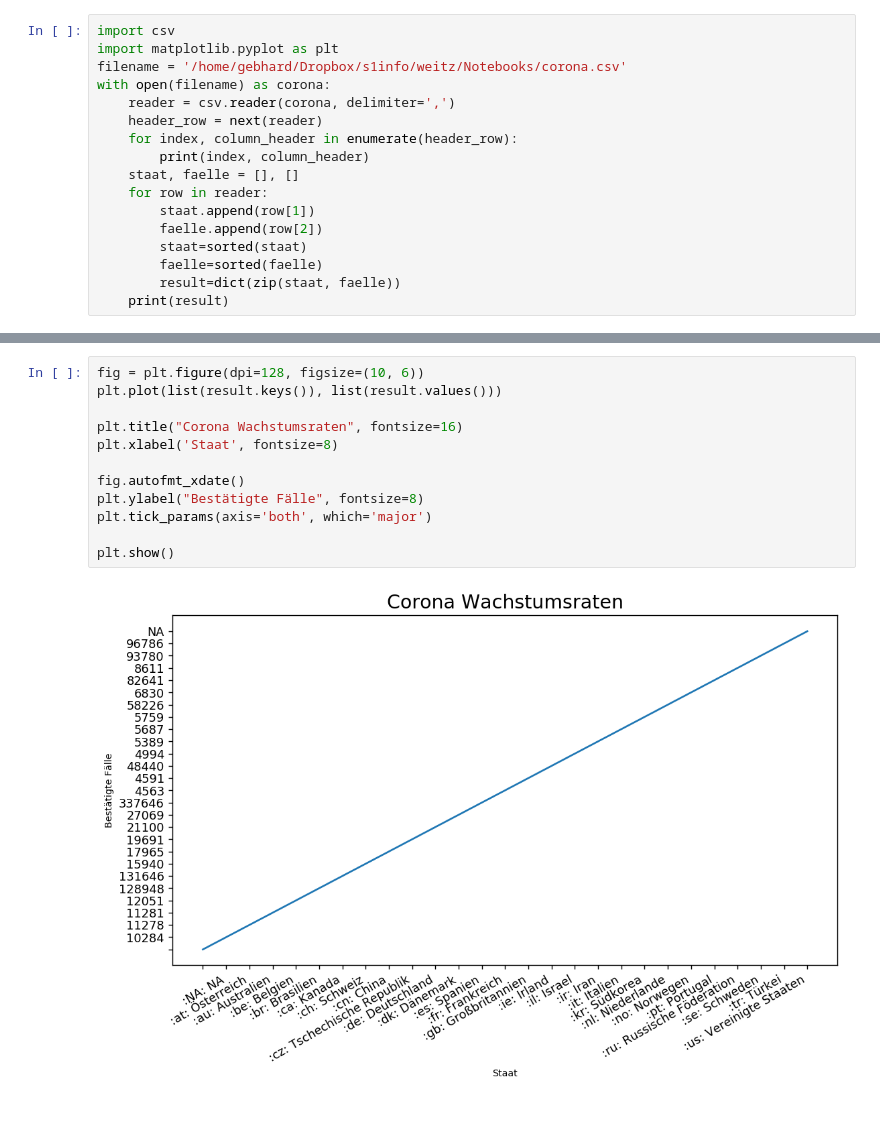
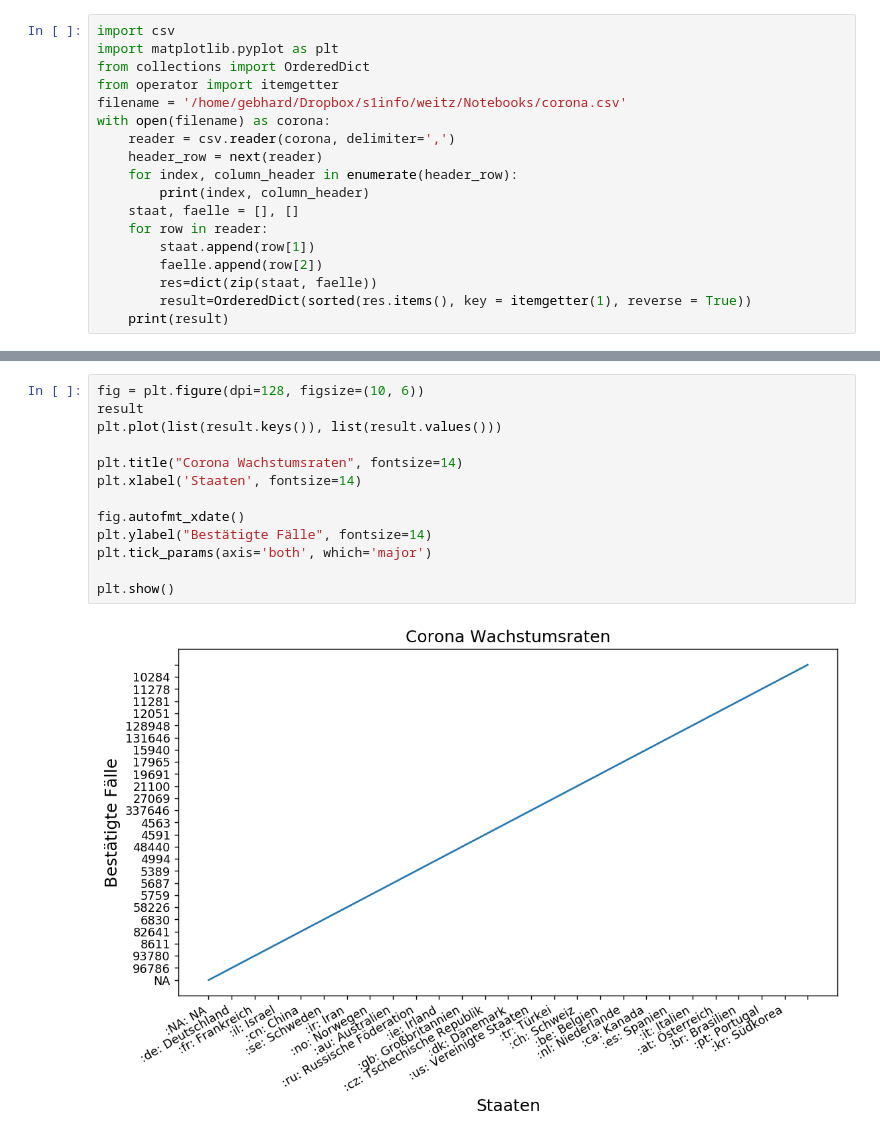
Before and after one commit to aristhera/ga_ml, a Jupyter notebook: corona_staaten.ipynb, the cells around one changed output, grey strips where cells are left out. Saved outputs shown, nothing was run; the diff lists cells and outputs as text; blank space fills up the shorter version.

```diff
--- a/corona_staaten.ipynb
+++ b/corona_staaten.ipynb
@@ -1,6 +1,8 @@
 # %%
 import csv
 import matplotlib.pyplot as plt
+from collections import OrderedDict
+from operator import itemgetter
 filename = '/home/gebhard/Dropbox/s1info/weitz/Notebooks/corona.csv'
 with open(filename) as corona:
     reader = csv.reader(corona, delimiter=',')
@@ -11,9 +13,8 @@ with open(filename) as corona:
     for row in reader:
         staat.append(row[1])
         faelle.append(row[2])
-        staat=sorted(staat)
-        faelle=sorted(faelle)
-        result=dict(zip(staat, faelle))
+        res=dict(zip(staat, faelle))
+        result=OrderedDict(sorted(res.items(), key = itemgetter(1), reverse = True))
     print(result)
 # %% [output]
 0 Land
@@ -28,14 +29,15 @@ with open(filename) as corona:
 # %%
 fig = plt.figure(dpi=128, figsize=(10, 6))
+result
 plt.plot(list(result.keys()), list(result.values()))
 
-plt.title("Corona Wachstumsraten", fontsize=16)
-plt.xlabel('Staat', fontsize=8)
+plt.title("Corona Wachstumsraten", fontsize=14)
+plt.xlabel('Staaten', fontsize=14)
 
 fig.autofmt_xdate()
-plt.ylabel("Bestätigte Fälle", fontsize=8)
+plt.ylabel("Bestätigte Fälle", fontsize=14)
 plt.tick_params(axis='both', which='major')
 
 plt.show()
 # %% [output]
-[figure, old version]
+[figure, new version]
```
Also changed, not shown: parts of 1 cell of this notebook.
